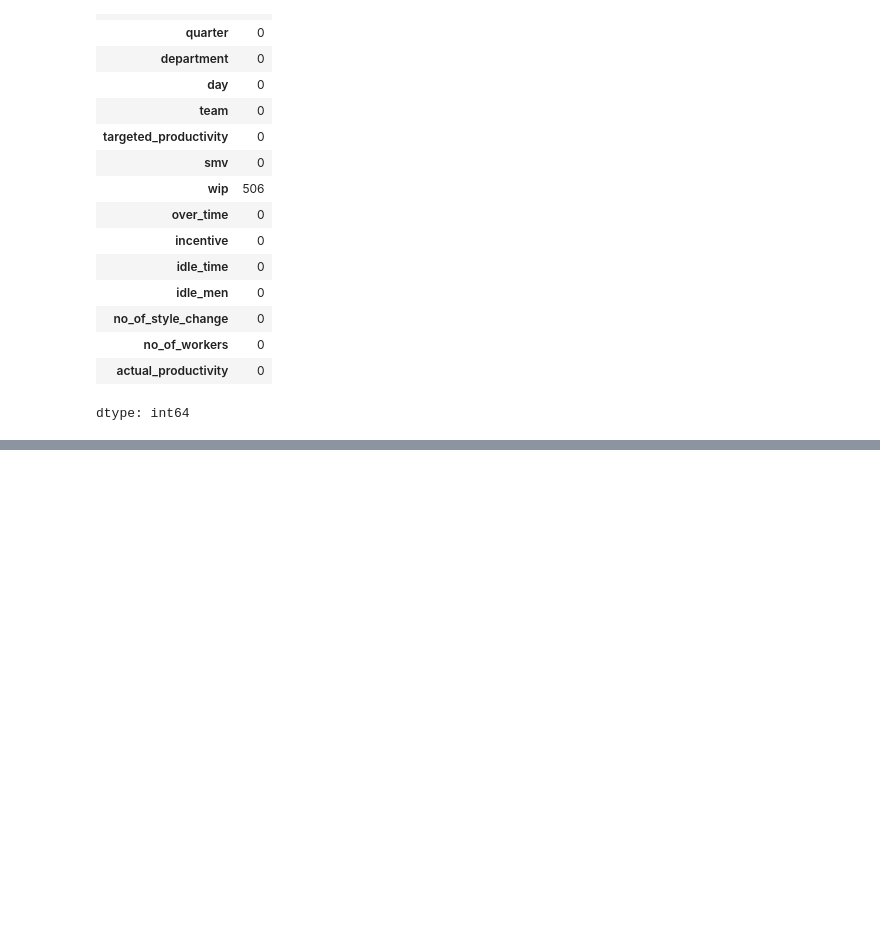
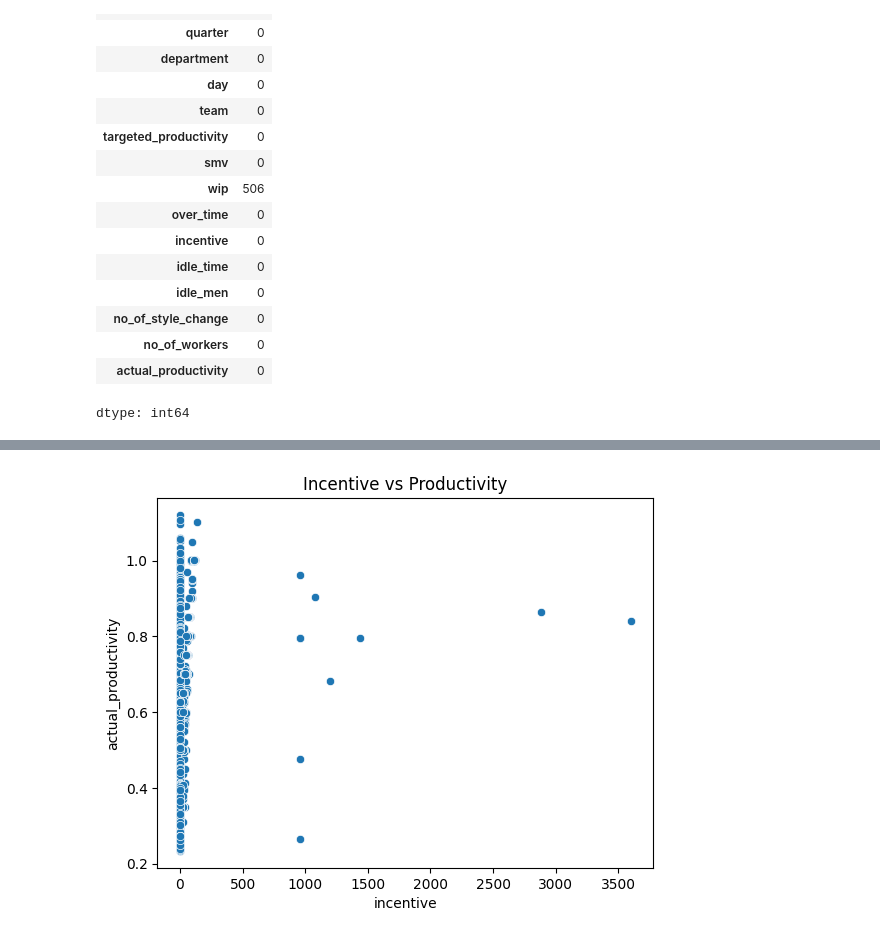
Before and after one commit to dakshini01/ProdFusion, a Jupyter notebook: codes/Data_Identification.ipynb, the cells around one changed output, grey strips where cells are left out. Saved outputs shown, nothing was run; the diff lists cells and outputs as text; code cells hidden in the pictures; blank space fills up the shorter version.

```diff
--- a/codes/Data_Identification.ipynb
+++ b/codes/Data_Identification.ipynb
@@ -153,0 +103,7 @@ dtype: int64
+# %%
+#incentive
+sns.scatterplot(x="incentive", y="actual_productivity", data=df)
+plt.title("Incentive vs Productivity")
+plt.show()
+# %% [output]
+[figure, added]
```
Also changed, not shown: parts of 9 cells of this notebook.
